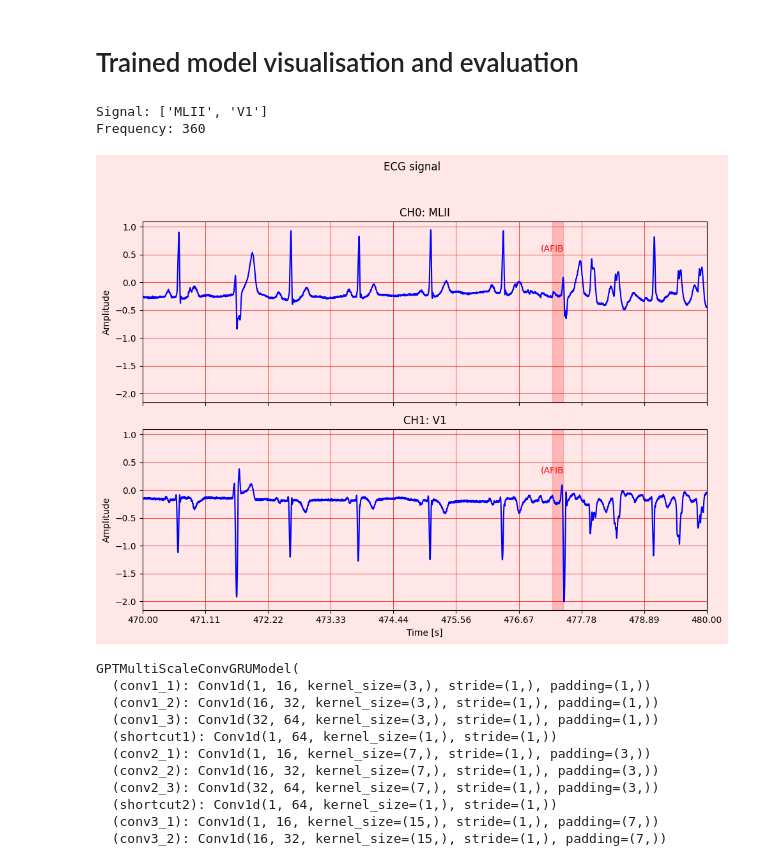
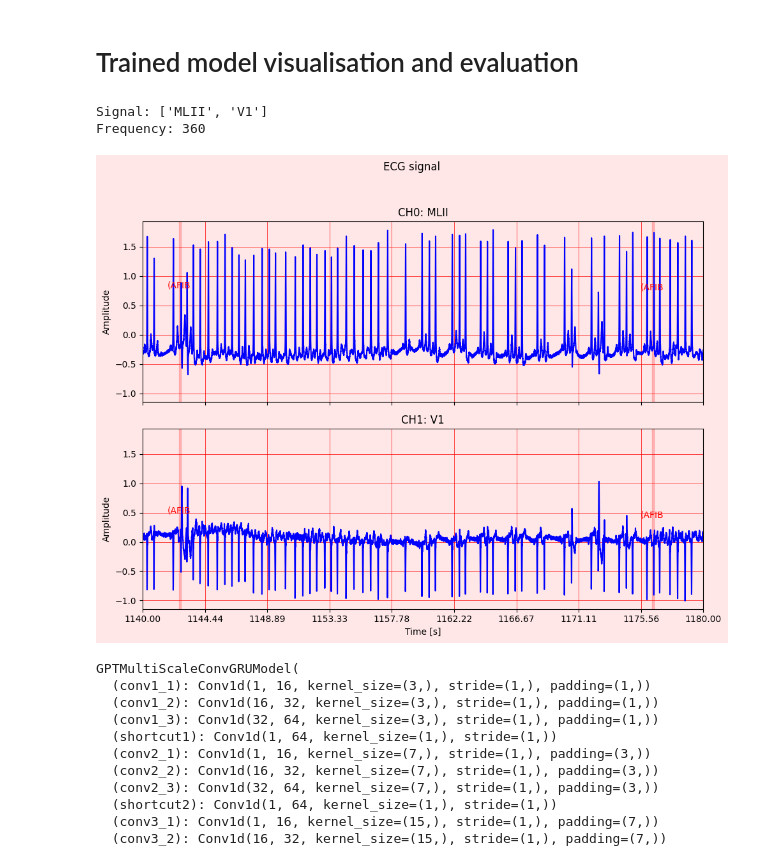
Before and after one commit to Michal-Szmuksta-AGH/ECG-ML-Challenge, a Jupyter notebook: notebooks/model_eval.ipynb, the cells around one changed output. Saved outputs shown, nothing was run; the diff lists cells and outputs as text; code cells hidden in the pictures.

```diff
--- a/notebooks/model_eval.ipynb
+++ b/notebooks/model_eval.ipynb
@@ -12,19 +12,19 @@ from src.visualization import plot_ecg
 
 import numpy as np
 # %%
-signal = '201'
-t_start = 470
-t_end = 480
+signal = '202'
+t_start = 1140
+t_end = 1180
 
 record = wfdb.rdrecord(os.path.join(config.RAW_DATA_DIR, 'mitdb', signal))
 annotation = wfdb.rdann(os.path.join(config.RAW_DATA_DIR, 'mitdb', signal), 'atr')
 print(f'Signal: {record.sig_name}')
 print(f'Frequency: {record.fs}')
 _ = plot_ecg(record, record.fs, t_start=t_start, t_end=t_end, annotation=annotation)
 # %% [output]
 Signal: ['MLII', 'V1']
 Frequency: 360
-[figure, old version]
+[figure, new version]
 # %%
 import torch
 from src.model import models
```
Also changed, not shown: parts of 4 cells of this notebook, 2 other files.
